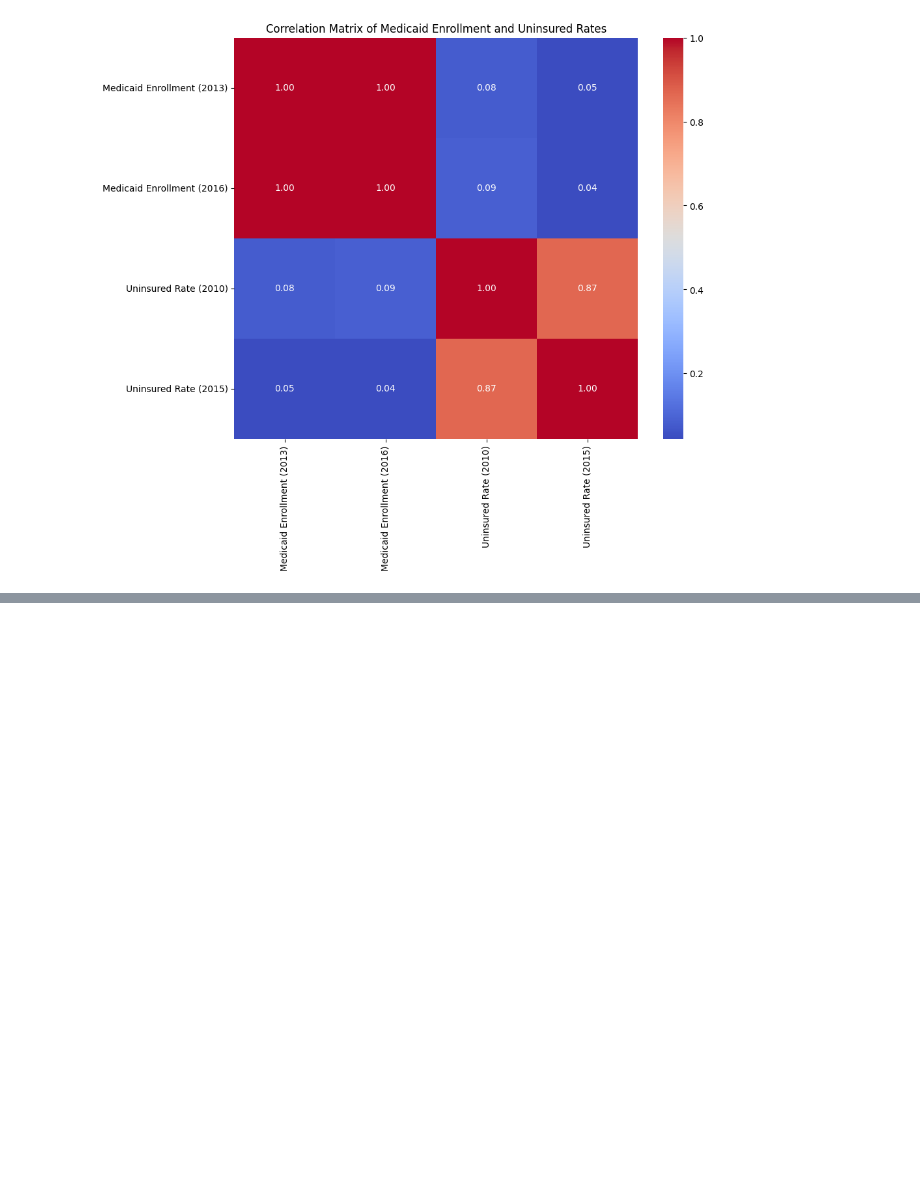
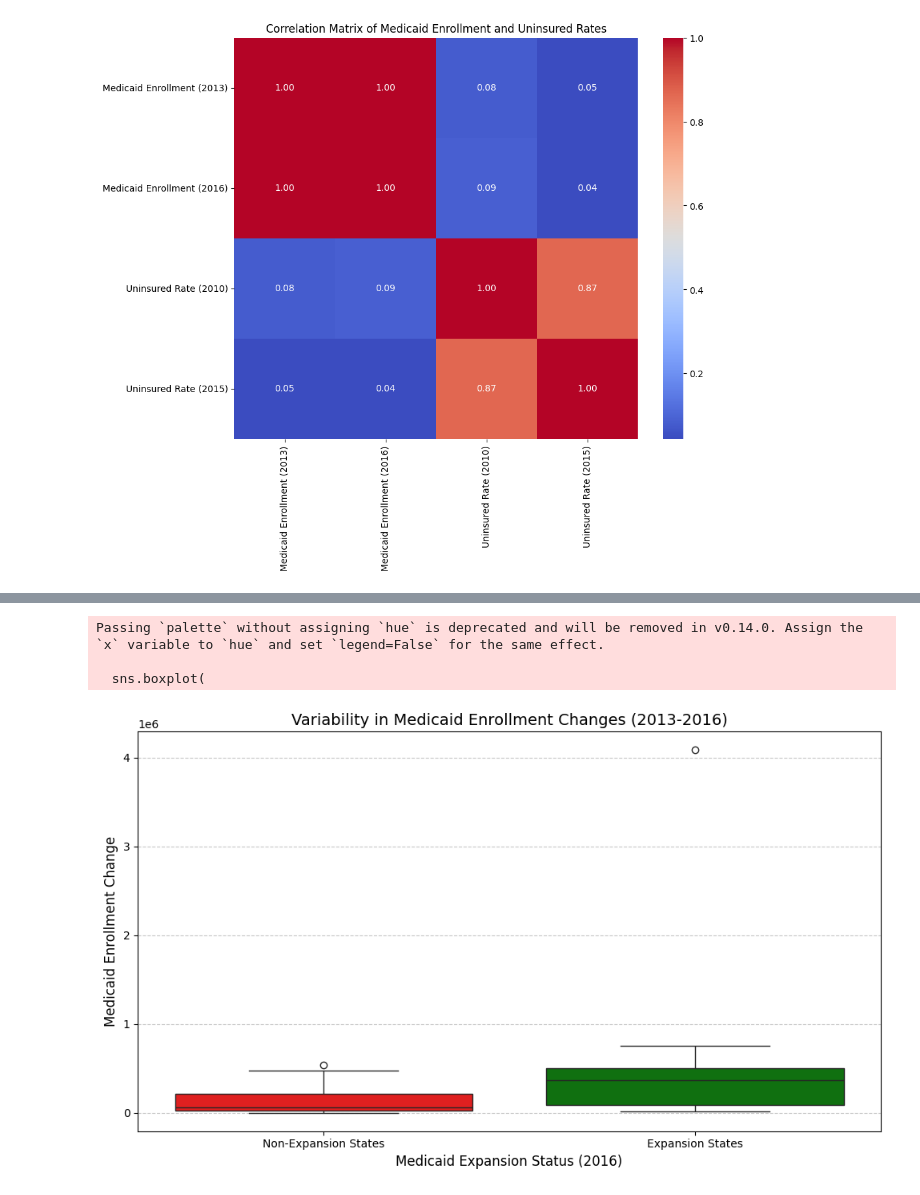
Before and after one commit to djames44/Group_4, a Jupyter notebook: Project_dtsc.ipynb, the cells around one changed output, grey strips where cells are left out. Cells and saved outputs as stored; diff of their text form; code cells hidden in the pictures; blank space fills up the shorter version.

```diff
--- a/Project_dtsc.ipynb
+++ b/Project_dtsc.ipynb
@@ -181,0 +250,28 @@ df
+# %%
+import seaborn as sns
+import matplotlib.pyplot as plt
+
+# Box plot of Medicaid enrollment changes by Medicaid expansion status
+plt.figure(figsize=(10, 6))
+sns.boxplot(
+    data=df,
+    x='State Medicaid Expansion (2016)',
+    y='Medicaid Enrollment Change (2013-2016)',
+    palette=['red', 'green']
+)
+
+# Adding chart details
+plt.title('Variability in Medicaid Enrollment Changes (2013-2016)', fontsize=14)
+plt.xlabel('Medicaid Expansion Status (2016)', fontsize=12)
+plt.ylabel('Medicaid Enrollment Change', fontsize=12)
+plt.xticks(ticks=[0, 1], labels=['Non-Expansion States', 'Expansion States'], fontsize=10)
+plt.grid(axis='y', linestyle='--', alpha=0.7)
+
+# Show the plot
+plt.tight_layout()
+plt.show()
+# %% [output]
+Passing `palette` without assigning `hue` is deprecated and will be removed in v0.14.0. Assign the `x` variable to `hue` and set `legend=False` for the same effect.
+
+  sns.boxplot(
+[figure, added]
```
Also changed, not shown: parts of 5 cells of this notebook.
